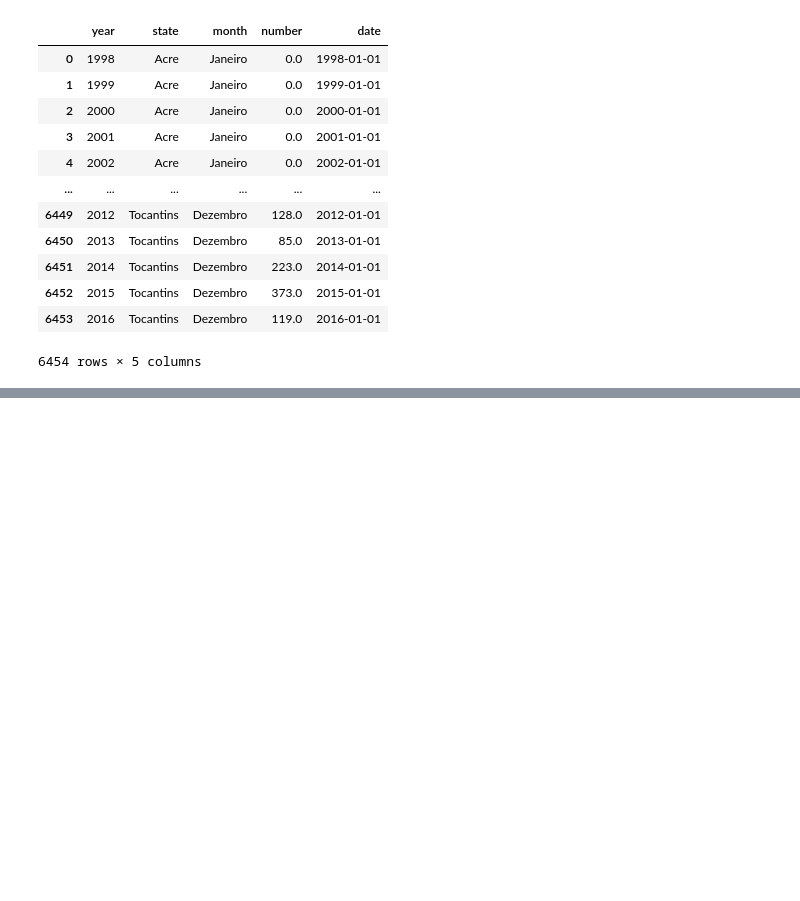
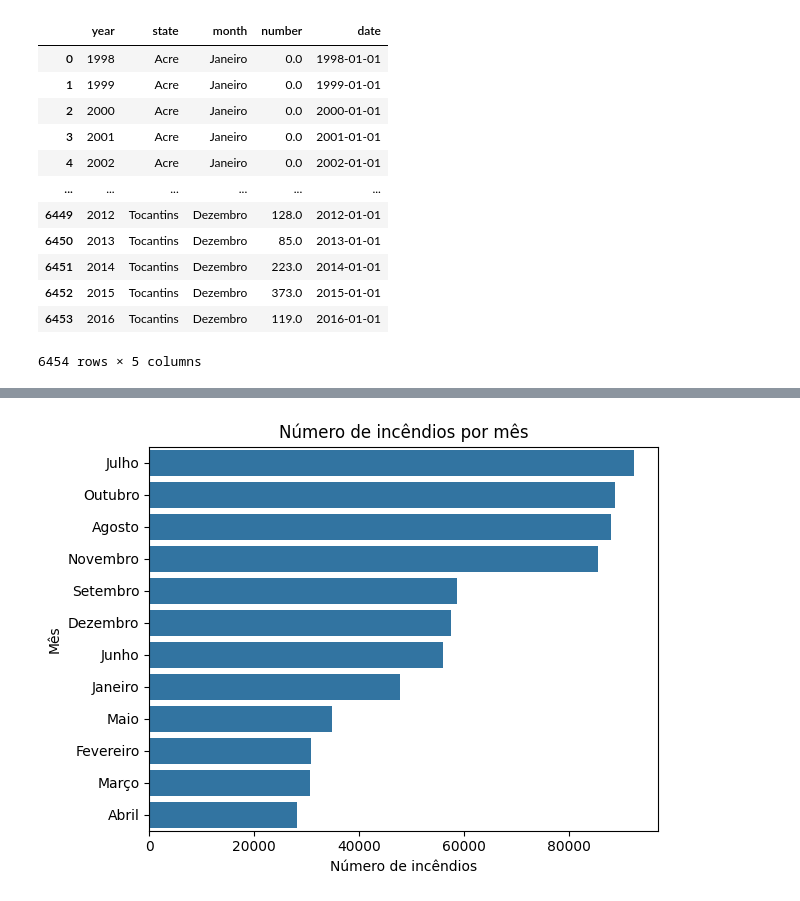
Before and after one commit to gxbriellops/dashboard-incendio-floresta, a Jupyter notebook: forest.ipynb, the cells around one changed output, grey strips where cells are left out. Saved outputs shown, nothing was run; the diff lists cells and outputs as text; code cells hidden in the pictures; blank space fills up the shorter version.

```diff
--- a/forest.ipynb
+++ b/forest.ipynb
@@ -70,3 +153,5 @@ Name: number, dtype: float64
 # %%
-# mes com mais incendios
-mes_mais_incendios = df.groupby('month'['number'].sum().sort_values(ascending=True)
+# verificando se há uma sazonalidade de incendios por mês
+incendios_mes = df.groupby('month')['number'].sum().sort_values(ascending=False)
+incendios_mes = pd.DataFrame(incendios_mes).reset_index()
+incendios_mes
@@ -72,0 +172,9 @@ mes_mais_incendios = df.groupby('month'['number'].sum().sort_values(ascending=Tr
+# %%
+plt.Figure(figsize=(12, 8))
+sns.barplot(data=incendios_mes, x='number', y='month')
+plt.title('Número de incêndios por mês')
+plt.xlabel('Número de incêndios')
+plt.ylabel('Mês')
+plt.tight_layout()
+# %% [output]
+[figure, added]
```
Also changed, not shown: parts of 21 cells of this notebook.
